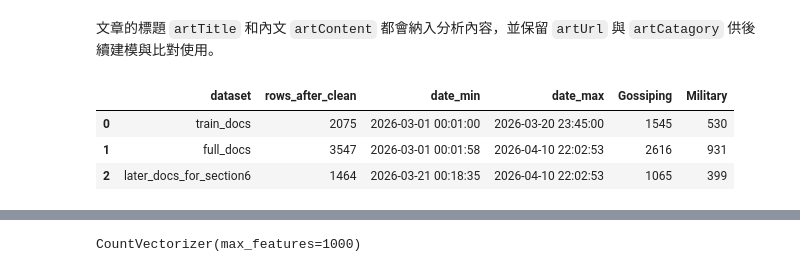
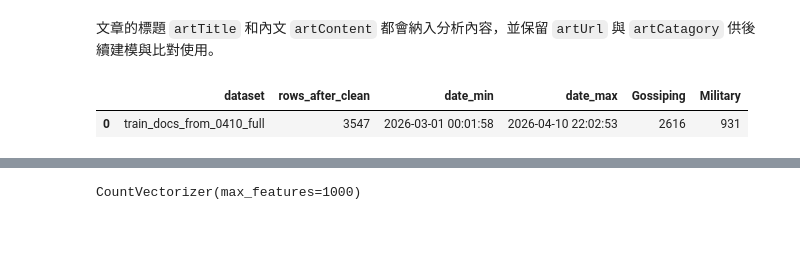
Before and after one commit to JustiseN/Social_Network_Analysis_Group_3_work2, a Jupyter notebook: groupwork2/code/week7_project.ipynb, the cells around one changed output, grey strips where cells are left out. Cells and saved outputs as stored; diff of their text form; code cells hidden in the pictures; blank space fills up the shorter version.

```diff
--- a/groupwork2/code/week7_project.ipynb
+++ b/groupwork2/code/week7_project.ipynb
@@ -239,45 +246,28 @@ Prefix dict has been built successfully.
 # %% [markdown]
 文章的標題 `artTitle` 和內文 `artContent` 都會納入分析內容，並保留 `artUrl` 與 `artCatagory` 供後續建模與比對使用。
 # %%
-train_docs = prepare_ptt_documents(train_raw, drop_missing_label=True)
+# 呼叫 prepare_ptt_documents() 清理完整資料集，並將清理後的 full_docs 複製成 train_docs 供後續模型使用。
+# clean_summary 用來檢查清理後剩下多少文章、日期範圍，以及兩個分類的資料量。
+
 full_docs = prepare_ptt_documents(full_raw, drop_missing_label=True)
 
-later_docs = full_docs[
-    (~full_docs['artUrl'].isin(set(train_docs['artUrl'])))
-    & (full_docs['artDate'] > train_docs['artDate'].max())
-].copy()
+# 本版 notebook 只使用 0410_full.csv。
+# 為了讓後續建模流程維持原本寫法，直接把清理後的 full_docs 作為 train_docs 使用。
+train_docs = full_docs.copy()
 
 clean_summary = pd.DataFrame([
     {
-        'dataset': 'train_docs',
+        'dataset': 'train_docs_from_0410_full',
         'rows_after_clean': len(train_docs),
         'date_min': train_docs['artDate'].min(),
         'date_max': train_docs['artDate'].max(),
         'Gossiping': (train_docs['artCatagory'] == 'Gossiping').sum(),
         'Military': (train_docs['artCatagory'] == 'Military').sum(),
-    },
-    {
-        'dataset': 'full_docs',
-        'rows_after_clean': len(full_docs),
-        'date_min': full_docs['artDate'].min(),
-        'date_max': full_docs['artDate'].max(),
-        'Gossiping': (full_docs['artCatagory'] == 'Gossiping').sum(),
-        'Military': (full_docs['artCatagory'] == 'Military').sum(),
-    },
-    {
-        'dataset': 'later_docs_for_section6',
-        'rows_after_clean': len(later_docs),
-        'date_min': later_docs['artDate'].min(),
-        'date_max': later_docs['artDate'].max(),
-        'Gossiping': (later_docs['artCatagory'] == 'Gossiping').sum(),
-        'Military': (later_docs['artCatagory'] == 'Military').sum(),
-    },
+    }
 ])
 
 display(clean_summary)
 # %% [output]
 |  | dataset | rows_after_clean | date_min | date_max | Gossiping | Military |
-| 0 | train_docs | 2075 | 2026-03-01 00:01:00 | 2026-03-20 23:45:00 | 1545 | 530 |
-| 1 | full_docs | 3547 | 2026-03-01 00:01:58 | 2026-04-10 22:02:53 | 2616 | 931 |
-| 2 | later_docs_for_section6 | 1464 | 2026-03-21 00:18:35 | 2026-04-10 22:02:53 | 1065 | 399 |
+| 0 | train_docs_from_0410_full | 3547 | 2026-03-01 00:01:58 | 2026-04-10 22:02:53 | 2616 | 931 |
 # %%
```
Also changed, not shown: parts of 58 cells of this notebook.
